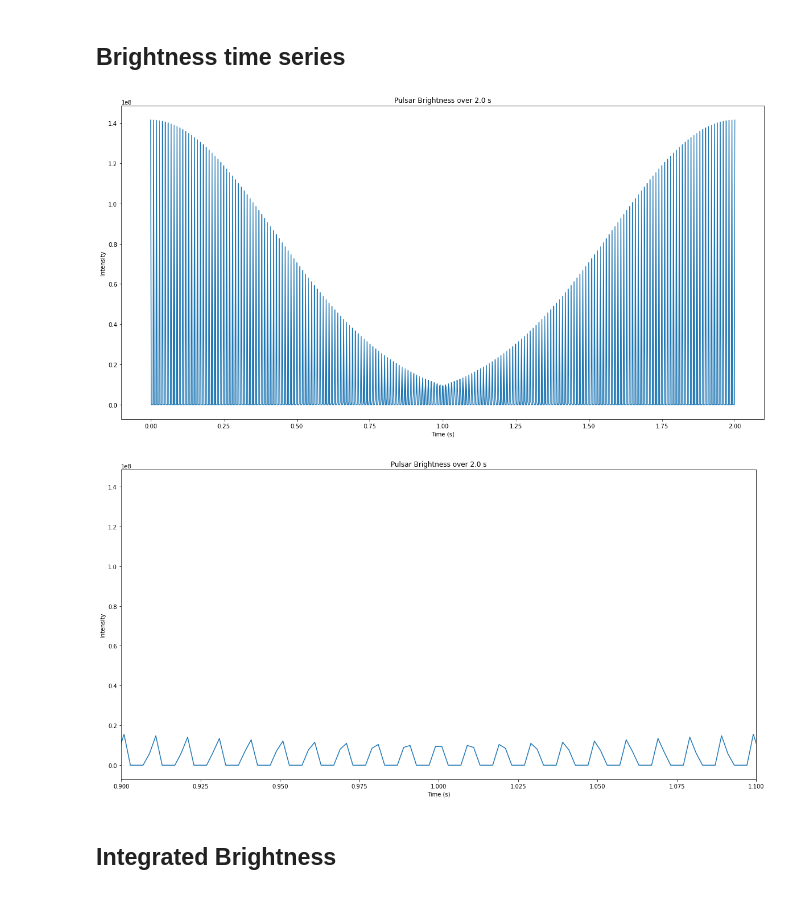
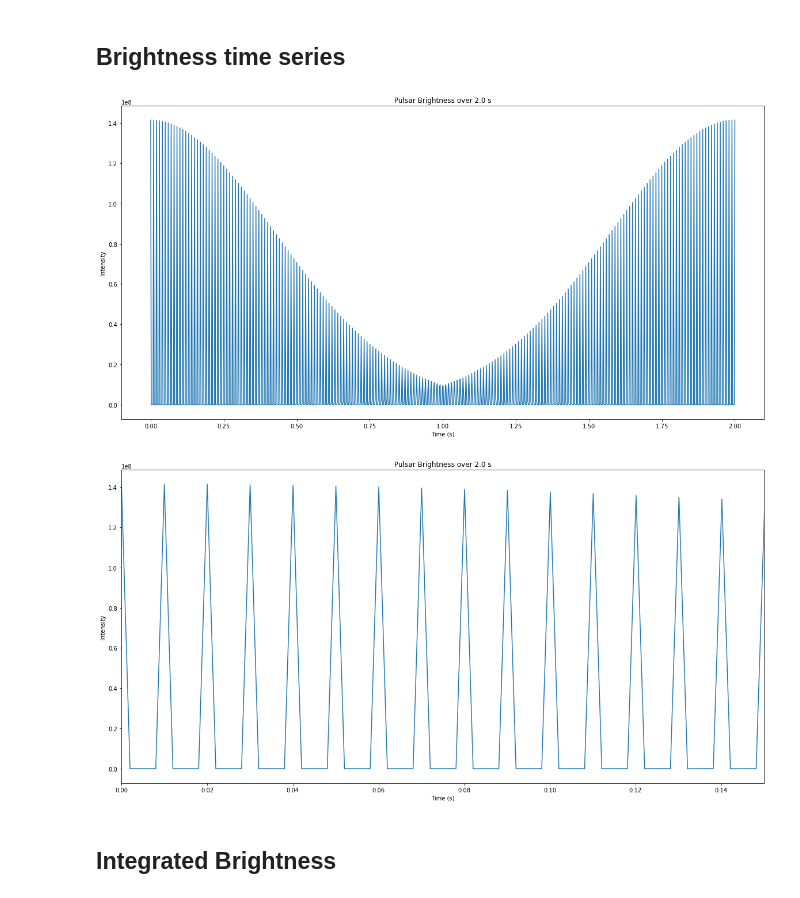
Before and after one commit to louisbranch/cta200_2022, a Jupyter notebook: project/project.ipynb, the cells around one changed output. Cells and saved outputs as stored; diff of their text form; code cells hidden in the pictures.

```diff
--- a/project/project.ipynb
+++ b/project/project.ipynb
@@ -39,30 +46,30 @@ source https://www.nature.com/articles/2241188a0
 # %%
 # Global settings for plot size
 plt.rcParams["figure.figsize"] = (20, 10)
 
 # Pulsar scenario constants
 D = 0.1             # duty cycle number
 phi0 = 1 * u.rad    # initial angle value
 Ipeak = 100         # amplitude of intensity
 period = 0.01 * u.s # rotational period (10 ms)
 time = 2 * u.s
 
-def plot_intensity_over_linspace(time: u.s, sample_rate: int, xlim=()):
+def plot_intensity(time: u.s, sample_rate: int, xlim=()):
 
-    tframe = np.linspace(0, time.value, sample_rate) * u.s
+    tframe = np.linspace(0, time.value, num=sample_rate) * u.s
     intensity = pulsar.linear_intensity(Ipeak, phi0, D, period, tframe)
 
     plt.plot(tframe, intensity)
     plt.title(f'Pulsar Brightness over {time}')
     plt.xlabel('Time (s)')
     plt.ylabel('Intensity')
     if len(xlim) == 2:
         plt.xlim(xlim[0], xlim[1])
     plt.show()
 
 
-plot_intensity_over_linspace(time, 1000)
-plot_intensity_over_linspace(time, 1000, (0.9, 1.1))
+plot_intensity(time, 1000)
+plot_intensity(time, 1000, (0, 0.15))
 # %% [output]
 [figure]
-[figure, old version]
+[figure, new version]
```
Also changed, not shown: parts of 4 cells of this notebook, 2 other files.
